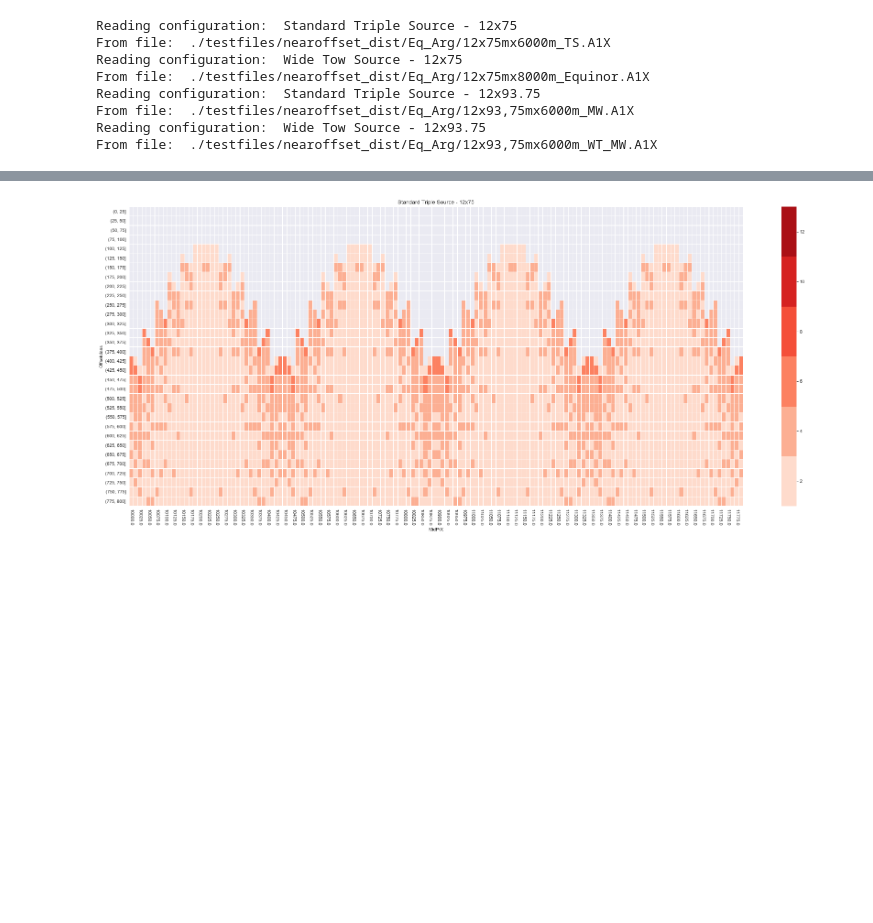
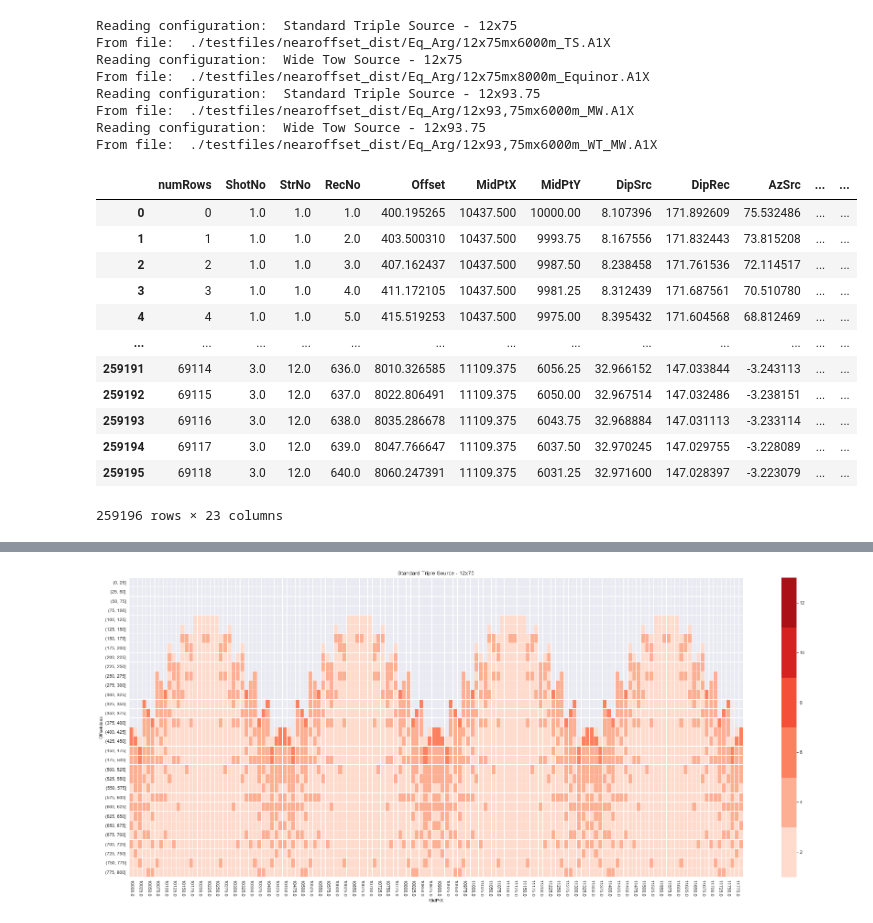
Before and after one commit to MagnsW/geotools, a Jupyter notebook: Test_offset_dist-eq_arg.ipynb, the cells around one changed output, grey strips where cells are left out. Drawn from its saved outputs; the diff is of its cells as text; code cells hidden in the pictures; blank space fills up the shorter version.

```diff
--- a/Test_offset_dist-eq_arg.ipynb
+++ b/Test_offset_dist-eq_arg.ipynb
@@ -25,3 +25,19 @@ Reading configuration:  Standard Triple Source - 12x93.75
 From file:  ./testfiles/nearoffset_dist/Eq_Arg/12x93,75mx6000m_MW.A1X
 Reading configuration:  Wide Tow Source - 12x93.75
 From file:  ./testfiles/nearoffset_dist/Eq_Arg/12x93,75mx6000m_WT_MW.A1X
+# %%
+my_offset_data.df
+# %% [output]
+|  | numRows | ShotNo | StrNo | RecNo | Offset | MidPtX | MidPtY | DipSrc | DipRec | AzSrc | ... | ... |
+| 0 | 0 | 1.0 | 1.0 | 1.0 | 400.195265 | 10437.500 | 10000.00 | 8.107396 | 171.892609 | 75.532486 | ... | ... |
+| 1 | 1 | 1.0 | 1.0 | 2.0 | 403.500310 | 10437.500 | 9993.75 | 8.167556 | 171.832443 | 73.815208 | ... | ... |
+| 2 | 2 | 1.0 | 1.0 | 3.0 | 407.162437 | 10437.500 | 9987.50 | 8.238458 | 171.761536 | 72.114517 | ... | ... |
+| 3 | 3 | 1.0 | 1.0 | 4.0 | 411.172105 | 10437.500 | 9981.25 | 8.312439 | 171.687561 | 70.510780 | ... | ... |
+| 4 | 4 | 1.0 | 1.0 | 5.0 | 415.519253 | 10437.500 | 9975.00 | 8.395432 | 171.604568 | 68.812469 | ... | ... |
+| ... | ... | ... | ... | ... | ... | ... | ... | ... | ... | ... | ... | ... |
+| 259191 | 69114 | 3.0 | 12.0 | 636.0 | 8010.326585 | 11109.375 | 6056.25 | 32.966152 | 147.033844 | -3.243113 | ... | ... |
+| 259192 | 69115 | 3.0 | 12.0 | 637.0 | 8022.806491 | 11109.375 | 6050.00 | 32.967514 | 147.032486 | -3.238151 | ... | ... |
+| 259193 | 69116 | 3.0 | 12.0 | 638.0 | 8035.286678 | 11109.375 | 6043.75 | 32.968884 | 147.031113 | -3.233114 | ... | ... |
+| 259194 | 69117 | 3.0 | 12.0 | 639.0 | 8047.766647 | 11109.375 | 6037.50 | 32.970245 | 147.029755 | -3.228089 | ... | ... |
+| 259195 | 69118 | 3.0 | 12.0 | 640.0 | 8060.247391 | 11109.375 | 6031.25 | 32.971600 | 147.028397 | -3.223079 | ... | ... |
+259196 rows × 23 columns
```
Also changed, not shown: parts of 25 cells of this notebook, 3 other files.
